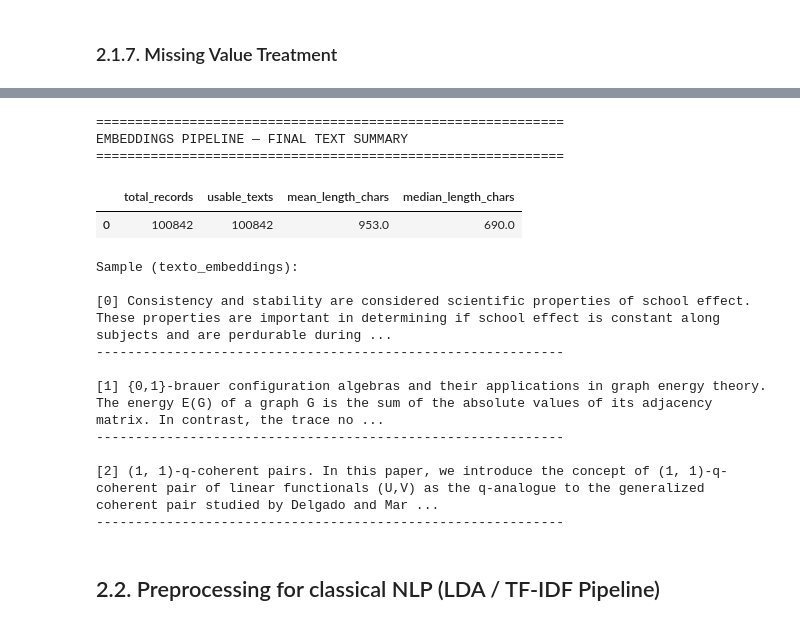
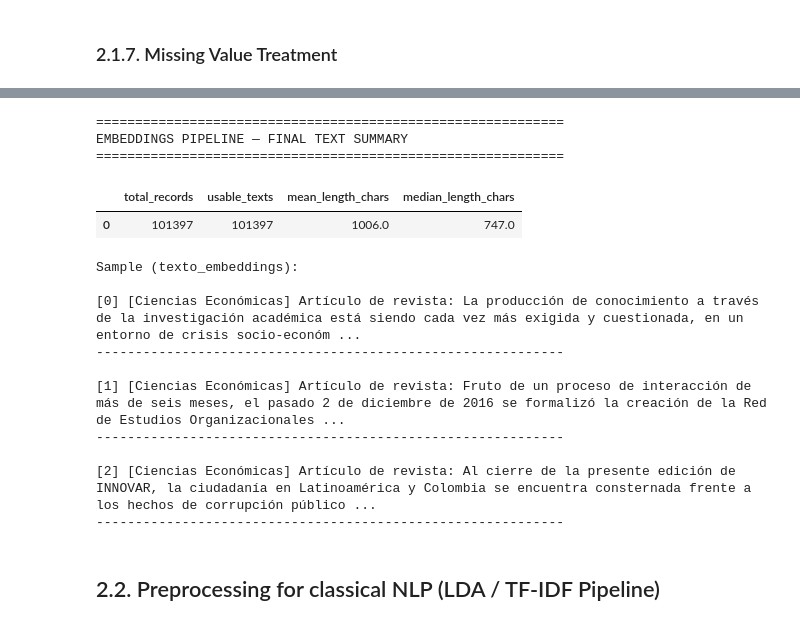
Before and after one commit to fvalderramab/proyecto_horus, a Jupyter notebook: notebooks/02_preprocessing.ipynb, the cells around one changed output, grey strips where cells are left out. Saved outputs shown, nothing was run; the diff lists cells and outputs as text; code cells hidden in the pictures.

```diff
--- a/notebooks/02_preprocessing.ipynb
+++ b/notebooks/02_preprocessing.ipynb
@@ -1613,2 +1761,20 @@ Language × Faculty cross-table (sanity check):
 | Idioma | Inglés |
 | Facultad |  |
+# %%
+print("=" * 60)
+print("DEFAULTING 'DESCONOCIDO' LANGUAGE RECORDS")
+print("=" * 60)
+print("Defaulting 'Desconocido' to 'Español' since UNAL is a Spanish-speaking institution,")
+print("and most Lingua fallbacks are short titles lacking enough signal > 0.15 distance.\n")
+
+mask_desc = productos_bogota['Idioma'] == 'Desconocido'
+print(f"Total 'Desconocido' records defaulted to 'Español': {mask_desc.sum()}")
+
+if mask_desc.sum() > 0:
+    print("Sample of records defaulted to 'Español':")
+    display(
+        productos_bogota[mask_desc][['Título original', 'Descripción original', 'Facultad']]
+        .sample(min(10, mask_desc.sum()), random_state=42)
+    )
+
+productos_bogota.loc[mask_desc, 'Idioma'] = 'Español'
@@ -1617,38 +1806,90 @@ Language × Faculty cross-table (sanity check):
 # %%
 # Summary of the embeddings-ready column
 print("=" * 60)
 print("EMBEDDINGS PIPELINE — FINAL TEXT SUMMARY")
 print("=" * 60)
 
 productos_bogota['texto_embeddings'] = productos_bogota['texto_combinado']
+
+exclusion_list = [
+    'Universidad Nacional de Colombia', 'NaN', 'Memorias', 'Bogotá', 'Medellín', 'Revista de la Facultad de Medicína', 'Ingenium Revista de la Facultad de Ingeniería', 'Revista Facultad de Ciencias Economicas', 'Revista de la Facultad de Odontología Universidad de Antioquia', 'Revista Facultad de Ingeniería Universidad de Antioquia', 'Avances de Investigación en la Facultad de Enfermería', 'Trayectoria de Investigación de la Facultad de Enfermería Hechos y Realidades',
+    'Colombia.', 'Repositorio Institucional', 'Biblioteca Digital', 'Trabajo de Grado', 'Ingeniería e Investigación', 'Revista Ica',
+    'Tesis y Disertaciones.', 'N/A', 'Sin publicar', 'Unknown', '-', 'Memórias do Instituto Oswaldo Cruz', 'Vitae', 'Revista Udca Actualidad & Divulgación Científica', 'Universidad Nacional de Colombia. Facultad de Artes,',
+    'Arxiv', 'Preprints', 'Proceedings', 'Conference Proceedings', 'Documento Cede', 'Caldasia', 'Dyna', 'Momento', 'Congreso Iberoamericano de Iluminación',
+    'Documentos Fce Escuela de Economía', 'El Tiempo', 'El Espectador Magazin Dominical', 'Revista Innovar Journal', 'Scientific Reports',
+    'Cien Dias', 'Universidad Nacional de Colombia. Facultad de Artes,', 'National Survey of Scientific Manpower', 'Forma y Funcion',
+    'Contaduria Universidad de Antioquia', 'Aog K Cg K C', 'Cs', 'Cucli Cucli Numero', 'Plos One', 'Colombia Internacional', 'Revista Facultad de Ingeniería Universidad de Antioquia ( Medellín )',
+]
+exclusion_set = {str(x).lower().strip() for x in exclusion_list}
+
+def build_contextual_text(row):
+    fac = str(row.get('Facultad', '')).strip() if pd.notna(row.get('Facultad')) else ''
+    tipo = str(row.get('Tipo', '')).strip() if pd.notna(row.get('Tipo')) else ''
+    tit = str(row.get('Título original', '')).strip() if pd.notna(row.get('Título original')) else ''
+    desc = str(row.get('Descripción original', '')).strip() if pd.notna(row.get('Descripción original')) else ''
+
+    rev_raw = str(row.get('Revista / Conferencia', '')).strip() if pd.notna(row.get('Revista / Conferencia')) else ''
+    rev = rev_raw if rev_raw and rev_raw.lower() not in exclusion_set else None
+
+    parts = []
+
+    # 1. Prefix: Macro-domain pseudotokens
+    if fac and tipo:
+        parts.append(f"[{fac}] {tipo}:")
+    elif fac:
+        parts.append(f"[{fac}]:")
+    elif tipo:
+        parts.append(f"[{tipo}]:")
+
+    # 2. Body: Natural Language (Title and Description)
+    text_body = ""
+    if tit and desc:
+        text_body = f"{tit} {desc}" if tit.endswith('.') else f"{tit}. {desc}"
+    elif tit:
+        text_body = tit
+    elif desc:
+        text_body = desc
+
+    if text_body:
+        parts.append(text_body)
+
+    # 3. Suffix: Journal formatting
+    if rev:
+        if parts and not parts[-1].endswith('.'):
+             parts[-1] += "."
+        parts.append(f"Publicado en {rev}.")
+
+    return " ".join(parts).strip()
+
+productos_bogota['texto_embeddings'] = productos_bogota.apply(build_contextual_text, axis=1)
 
 resumen_emb = pd.DataFrame({
     'total_records': [len(productos_bogota)],
     'usable_texts': [(productos_bogota['texto_embeddings'].str.strip() != '').sum()],
     'mean_length_chars': [productos_bogota['texto_embeddings'].str.len().mean().round(0)],
     'median_length_chars': [productos_bogota['texto_embeddings'].str.len().median()],
 })
 display(resumen_emb)
 
 print("\nSample (texto_embeddings):")
 for i in range(3):
     print(f"\n[{i}] {productos_bogota['texto_embeddings'].iloc[i][:300]}")
     print("-" * 60)
 # %% [output]
 ============================================================
 EMBEDDINGS PIPELINE — FINAL TEXT SUMMARY
 ============================================================
 |  | total_records | usable_texts | mean_length_chars | median_length_chars |
-| 0 | 100842 | 100842 | 953.0 | 690.0 |
+| 0 | 101397 | 101397 | 1006.0 | 747.0 |
 Sample (texto_embeddings):
 
-[0] Consistency and stability are considered scientific properties of school effect. These properties are important in determining if school effect is constant along subjects and are perdurable during ...
+[0] [Ciencias Económicas] Artículo de revista: La producción de conocimiento a través de la investigación académica está siendo cada vez más exigida y cuestionada, en un entorno de crisis socio-económ ...
 ------------------------------------------------------------
 
-[1] {0,1}-brauer configuration algebras and their applications in graph energy theory. The energy E(G) of a graph G is the sum of the absolute values of its adjacency matrix. In contrast, the trace no ...
+[1] [Ciencias Económicas] Artículo de revista: Fruto de un proceso de interacción de más de seis meses, el pasado 2 de diciembre de 2016 se formalizó la creación de la Red de Estudios Organizacionales ...
 ------------------------------------------------------------
 
-[2] (1, 1)-q-coherent pairs. In this paper, we introduce the concept of (1, 1)-q-coherent pair of linear functionals (U,V) as the q-analogue to the generalized coherent pair studied by Delgado and Mar ...
+[2] [Ciencias Económicas] Artículo de revista: Al cierre de la presente edición de INNOVAR, la ciudadanía en Latinoamérica y Colombia se encuentra consternada frente a los hechos de corrupción público ...
 ------------------------------------------------------------
 # %% [markdown]
 ## 2.2. Preprocessing for classical NLP (LDA / TF-IDF Pipeline)
```
Also changed, not shown: parts of 47 cells of this notebook, 3 other files.
